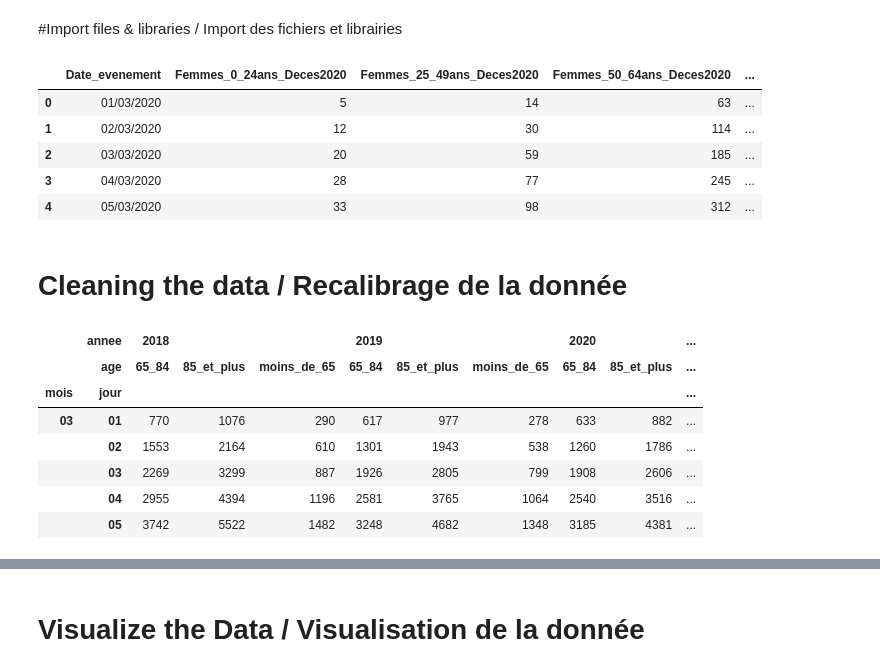
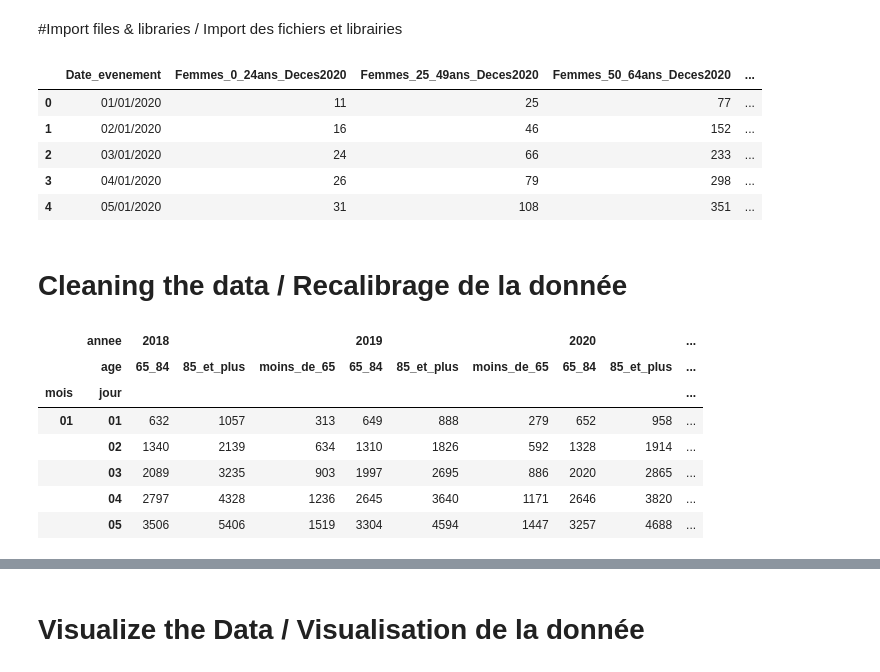
Before and after one commit to gdelaserre/insee-covid, a Jupyter notebook: Insee.ipynb, the cells around one changed output, grey strips where cells are left out. Saved outputs shown, nothing was run; the diff lists cells and outputs as text; code cells hidden in the pictures.

```diff
--- a/Insee.ipynb
+++ b/Insee.ipynb
@@ -17,16 +17,16 @@ import matplotlib.ticker as mtick
 from IPython.display import Markdown as md
 
 
-age_file = pd.read_csv('/content/drive/MyDrive/Insee/original data/2021-01-08_deces_parsexe_age_jour_France.csv', delimiter = ';')
+age_file = pd.read_csv('/content/drive/MyDrive/Insee/original data/2021-02-05_deces_parsexe_age_jour_France.csv', delimiter = ';')
 age_df = pd.DataFrame(age_file)
 age_df.head(5)
 # %% [output]
 |  | Date_evenement | Femmes_0_24ans_Deces2020 | Femmes_25_49ans_Deces2020 | Femmes_50_64ans_Deces2020 | ... |
-| 0 | 01/03/2020 | 5 | 14 | 63 | ... |
-| 1 | 02/03/2020 | 12 | 30 | 114 | ... |
-| 2 | 03/03/2020 | 20 | 59 | 185 | ... |
-| 3 | 04/03/2020 | 28 | 77 | 245 | ... |
-| 4 | 05/03/2020 | 33 | 98 | 312 | ... |
+| 0 | 01/01/2020 | 11 | 25 | 77 | ... |
+| 1 | 02/01/2020 | 16 | 46 | 152 | ... |
+| 2 | 03/01/2020 | 24 | 66 | 233 | ... |
+| 3 | 04/01/2020 | 26 | 79 | 298 | ... |
+| 4 | 05/01/2020 | 31 | 108 | 351 | ... |
 # %% [markdown]
 # Cleaning the data / Recalibrage de la donnée
 # %%
@@ -50,40 +50,40 @@ age_df_clean['groupe_age'] = age_df_clean['sexe_age'].str.strip().str[7:-13]
 conditions = [
     (age_df_clean['groupe_age'] == '0_24') | (age_df_clean['groupe_age'] == '25_49') |(age_df_clean['groupe_age'] == '50_64'),
     (age_df_clean['groupe_age'] == '65_74') | (age_df_clean['groupe_age'] == '75_84'),
     (age_df_clean['groupe_age'] == '85ans_p')
     ]
 
 # create a list of the values we want to assign for each condition
 values = ['moins_de_65', '65_84', '85_et_plus']
 
 # create a new column and use np.select to assign values to it using our lists as arguments
 age_df_clean['age'] = np.select(conditions, values)
 age_df_clean['Date_evenement'] = pd.to_datetime(age_df_clean['Date_evenement'],format='%d/%m/%Y')
 
 # clean up flat file and save it
 flat_df = age_df_clean.drop(['sexe_age'], axis = 1)
 flat_df['jour'] = flat_df.Date_evenement.dt.strftime('%d')
 flat_df['mois'] = flat_df.Date_evenement.dt.strftime('%m')
 new_index = ['mois', 'jour', 'annee', 'Date_evenement', 'age', 'groupe_age','sexe','deces']
 flat_df = flat_df.reindex(columns = new_index)
-flat_df.to_csv('/content/drive/MyDrive/Insee2021-01-08_deces_parsexe_age_jour_France_flat.csv')
+flat_df.to_csv('/content/drive/MyDrive/Insee2021-02-05_deces_parsexe_age_jour_France_flat.csv')
 
 # transform flat file into pivot table
 pivot_df = flat_df.pivot_table(values = 'deces', index = ['mois','jour'], columns = ['annee','sexe','age','groupe_age'], aggfunc = sum)
-pivot_df.to_csv('/content/drive/MyDrive/Insee/2021-01-08_deces_parsexe_age_jour_France_pivot.csv')
+pivot_df.to_csv('/content/drive/MyDrive/Insee/2021-02-05_deces_parsexe_age_jour_France_pivot.csv')
 
 # simplify pivot
 age_pivot = flat_df.pivot_table(values = 'deces', index = ['mois','jour'], columns = ['annee','age'], aggfunc = sum)
 age_pivot.head(5)
 # %% [output]
 |  | annee | 2018 |  |  | 2019 |  |  | 2020 |  | ... |
 |  | age | 65_84 | 85_et_plus | moins_de_65 | 65_84 | 85_et_plus | moins_de_65 | 65_84 | 85_et_plus | ... |
 | mois | jour |  |  |  |  |  |  |  |  | ... |
-| 03 | 01 | 770 | 1076 | 290 | 617 | 977 | 278 | 633 | 882 | ... |
-|  | 02 | 1553 | 2164 | 610 | 1301 | 1943 | 538 | 1260 | 1786 | ... |
-|  | 03 | 2269 | 3299 | 887 | 1926 | 2805 | 799 | 1908 | 2606 | ... |
-|  | 04 | 2955 | 4394 | 1196 | 2581 | 3765 | 1064 | 2540 | 3516 | ... |
-|  | 05 | 3742 | 5522 | 1482 | 3248 | 4682 | 1348 | 3185 | 4381 | ... |
+| 01 | 01 | 632 | 1057 | 313 | 649 | 888 | 279 | 652 | 958 | ... |
+|  | 02 | 1340 | 2139 | 634 | 1310 | 1826 | 592 | 1328 | 1914 | ... |
+|  | 03 | 2089 | 3235 | 903 | 1997 | 2695 | 886 | 2020 | 2865 | ... |
+|  | 04 | 2797 | 4328 | 1236 | 2645 | 3640 | 1171 | 2646 | 3820 | ... |
+|  | 05 | 3506 | 5406 | 1519 | 3304 | 4594 | 1447 | 3257 | 4688 | ... |
 # %%
 # add average of past 2 years and compare data
 ages = ['moins_de_65', '65_84','85_et_plus']
```
Also changed, not shown: parts of 6 cells of this notebook.
